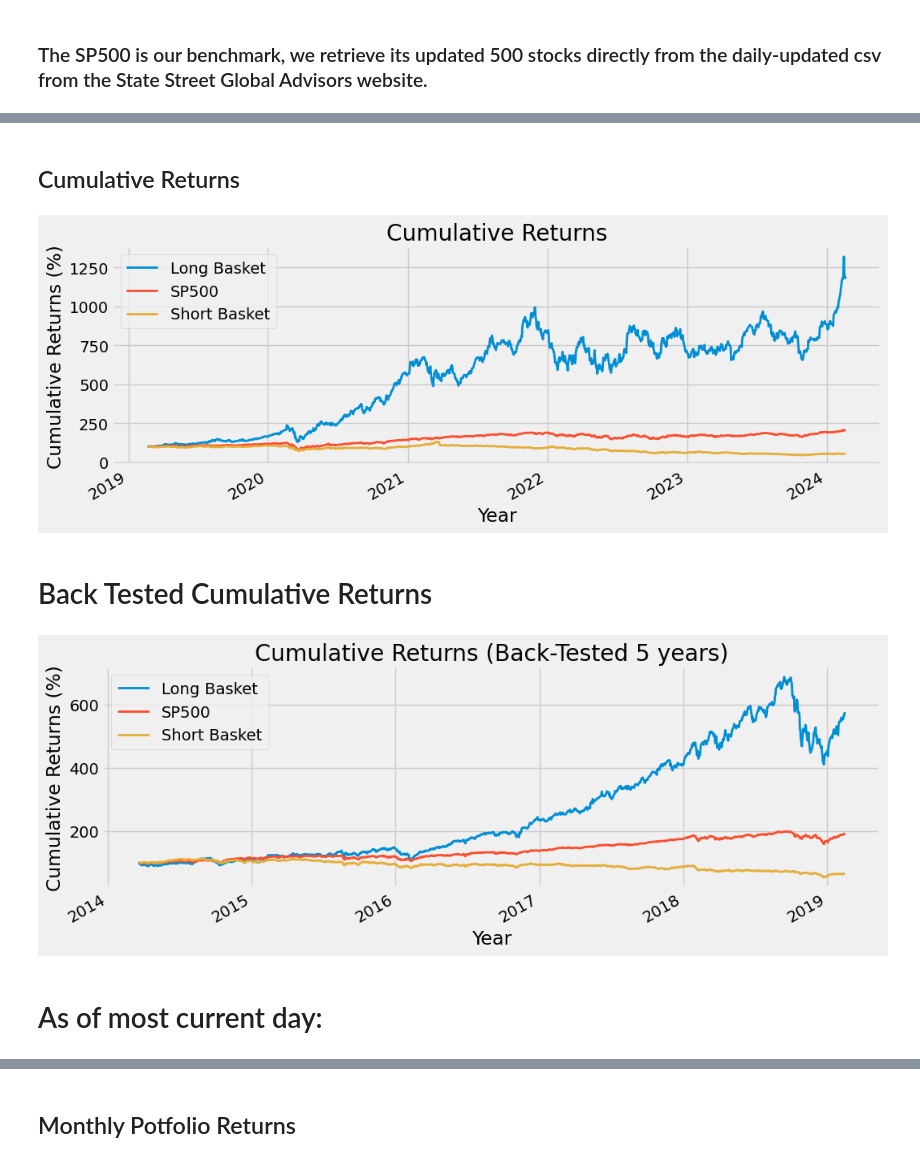
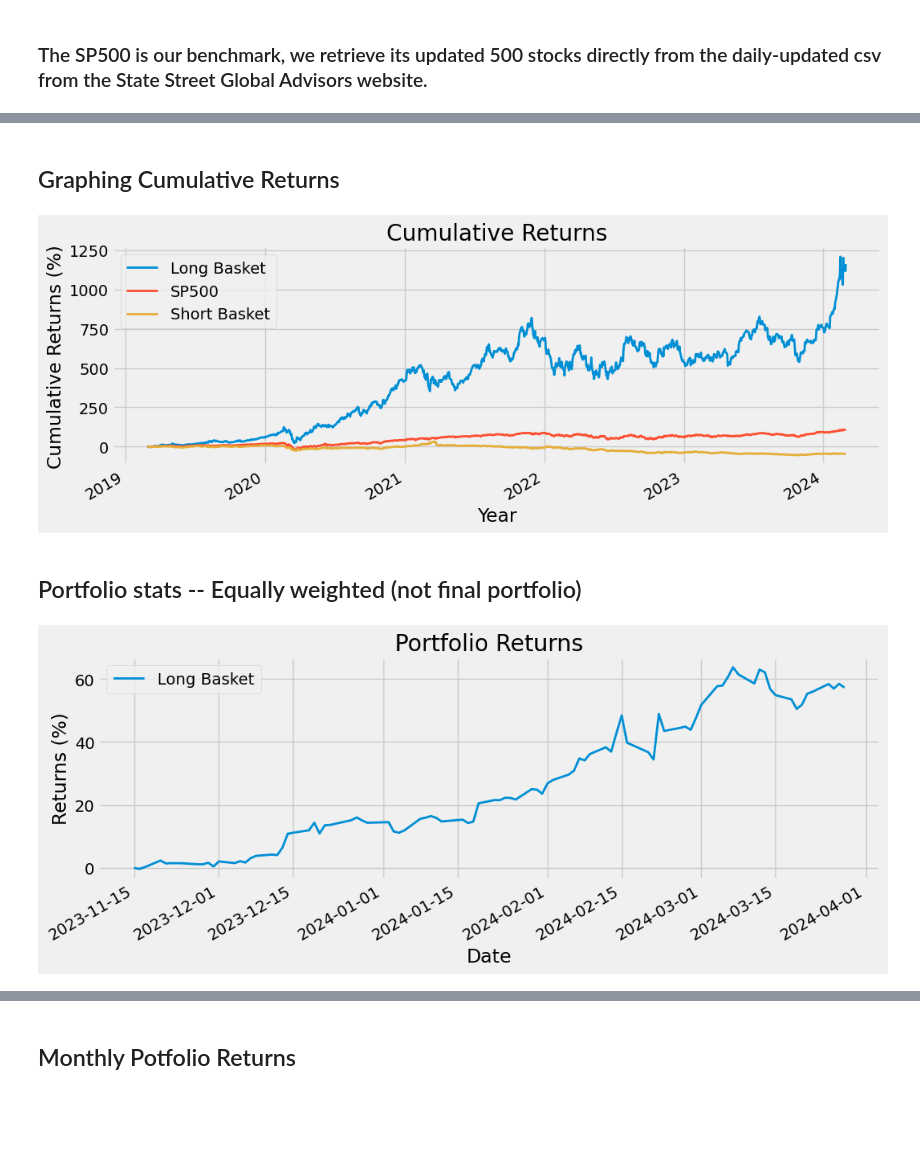
Before and after one commit to CCNY-Analytics-and-Quant/Quantative-Finance-Repo, a Jupyter notebook: Berry-Cox-Baskets/auto_portfolio_picks.ipynb, the cells around one changed output, grey strips where cells are left out. Saved outputs shown, nothing was run; the diff lists cells and outputs as text; code cells hidden in the pictures; blank space fills up the shorter version.

Commit message:
Improved weighted analysis

```diff
--- a/Berry-Cox-Baskets/auto_portfolio_picks.ipynb
+++ b/Berry-Cox-Baskets/auto_portfolio_picks.ipynb
@@ -232,10 +223,16 @@ GE     -6.801560
 dtype: float64
 # %% [markdown]
-## Cumulative Returns
+## Graphing Cumulative Returns
 # %%
 def calculate_cumulative_returns(dataf):
+    # Calculate percentage change
     returns = dataf.pct_change()
-    cumulative_returns = (1 + returns).cumprod().mean(axis=1)*100
+    # Initialize the first value to 1 (i.e., no change, or 0% return)
+    # This is achieved by filling the NaN values resulted from pct_change() with 0
+    # and then adding 1 to convert the initial value to 1 for cumprod() calculation
+    cumulative_returns = (1 + returns.fillna(0)).cumprod().mean(axis=1)*100
+    # To start from 0%, subtract 100 from the entire series
+    cumulative_returns = cumulative_returns - 100
     return cumulative_returns
 
 # Calculate the cumulative returns for the SP500, long basket, and short basket
@@ -254,26 +251,18 @@ plt.xlabel('Year')
 plt.ylabel('Cumulative Returns (%)')
 plt.show()
 # %% [output]
-[figure, old version]
+[figure, new version]
-# %% [markdown]
-# Back Tested Cumulative Returns
+# %% [markdown]
+## Portfolio stats -- Equally weighted (not final portfolio)
 # %%
-# Calculate the cumulative returns for the SP500, long basket, and short basket
-cumulative_returns_past_5y = calculate_cumulative_returns(lagged_closed_price_past_5y)
-long_cumulative_returns_past_5y = calculate_cumulative_returns(long_lagged_closed_price_past_5y)
-short_cumulative_returns_past_5y = calculate_cumulative_returns(short_lagged_closed_price_past_5y)
+portfolio_returns = calculate_cumulative_returns(sp500[long_basket.index][-92:])
 plt.style.use('fivethirtyeight')
 plt.figure(figsize=(11,4))
-long_cumulative_returns_past_5y.plot(label='Long Basket', lw=2) # lw is line width
-cumulative_returns_past_5y.plot(label='SP500', lw =2)
-short_cumulative_returns_past_5y.plot(label='Short Basket', lw=2)
-
+portfolio_returns.plot(label='Long Basket', lw=2)
 plt.legend()
-plt.title('Cumulative Returns (Back-Tested 5 years)')
-plt.xlabel('Year')
-plt.ylabel('Cumulative Returns (%)')
+plt.title('Portfolio Returns')
+plt.xlabel('Date')
+plt.ylabel('Returns (%)')
 plt.show()
 # %% [output]
-[figure, old version]
+[figure, new version]
-# %% [markdown]
-# As of most current day:
```
Also changed, not shown: parts of 28 cells of this notebook, 1 other file.
